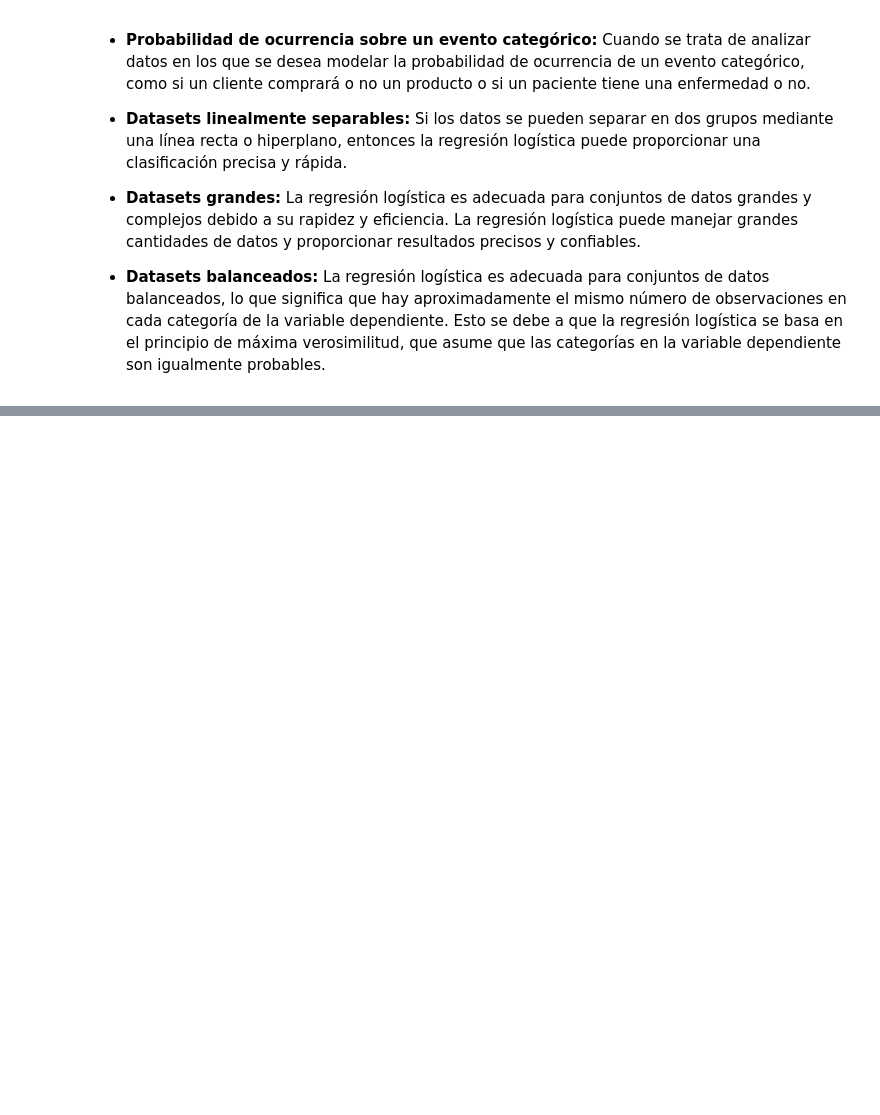
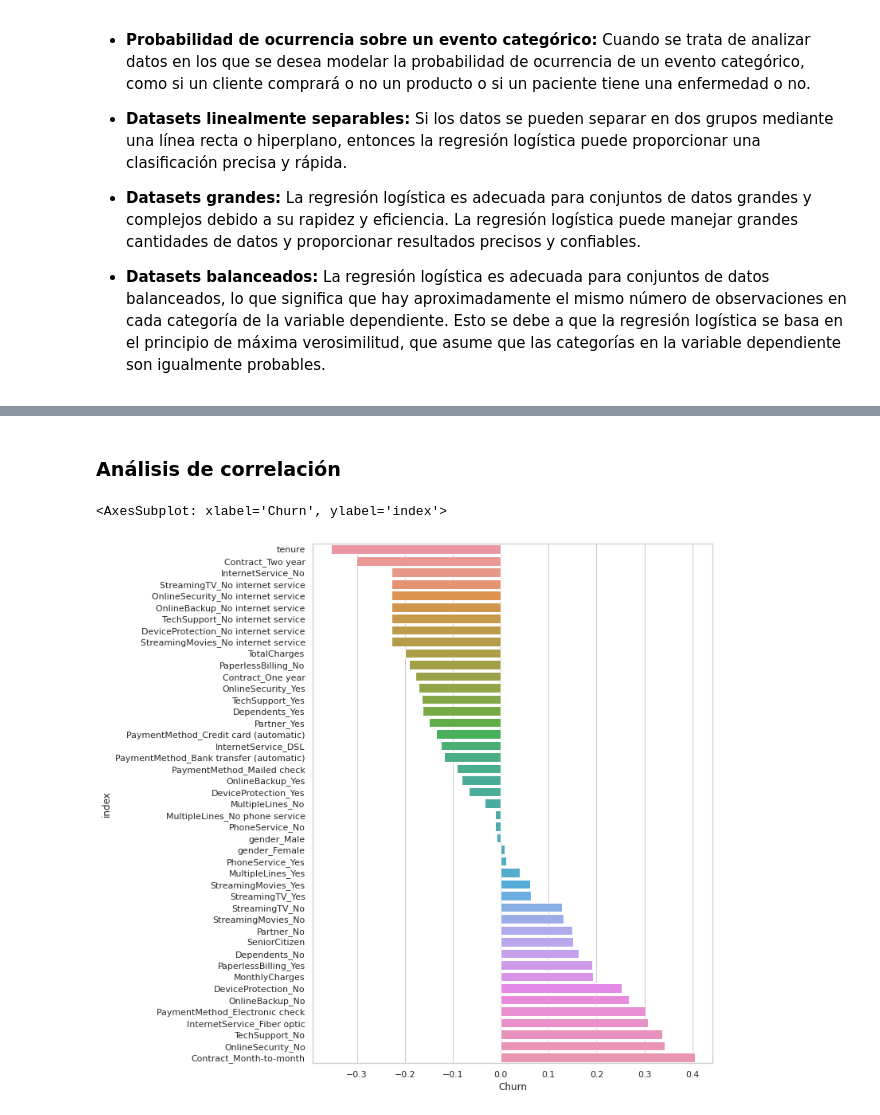
Before and after one commit to mazzaroli/reg_log, a Jupyter notebook: notes.ipynb, the cells around one changed output, grey strips where cells are left out. Drawn from its saved outputs; the diff is of its cells as text; code cells hidden in the pictures; blank space fills up the shorter version.

```diff
--- a/notes.ipynb
+++ b/notes.ipynb
@@ -363,0 +512,2 @@ git push -u origin main
+# %%
+df.drop('customerID',axis=1, inplace=True)
@@ -363,0 +527,4 @@ git push -u origin main
+# %%
+df.Churn.replace(to_replace=['Yes','No'], value=[1,0], inplace=True)
+# %%
+df_processing = df.copy()
@@ -363,0 +535,3 @@ git push -u origin main
+# %%
+df_processing = pd.get_dummies(df_processing)
+df_processing.head()
@@ -363,0 +546,9 @@ git push -u origin main
+# %% [markdown]
+### Análisis de correlación
+# %%
+plt.figure(figsize=(9,12))
+corr = df_processing.corr()['Churn'].sort_values(ascending=True).reset_index()[0:45]
+sns.barplot(data=corr, x='Churn',y='index')
+# %% [output]
+<AxesSubplot: xlabel='Churn', ylabel='index'>
+[figure, added]
```
Also changed, not shown: parts of 58 cells of this notebook.
